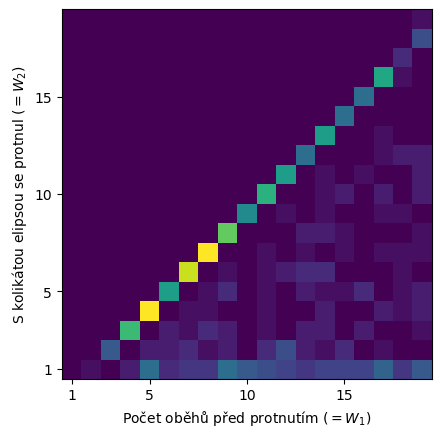
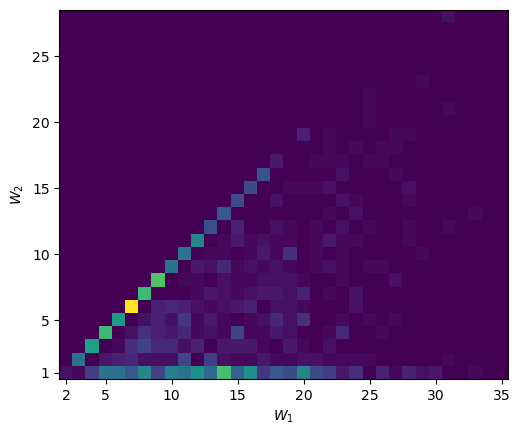
The change to this notebook cell's code, shown as a diff; its figure went from the first image to the second:
--- before
+++ after
@@ -1,4 +1,5 @@
-heatmap_matrix, x_edges, y_edges = np.histogram2d(windings[np.where(windings <= 20)]+1, incident[np.where(windings <= 20)]+1, bins = [np.arange(21), np.arange(21)])
-fig, ax = plt.subplots()
-ax.imshow(heatmap_matrix.T, cmap = "viridis", origin = "lower")
-ax.set(xlabel=r"Počet oběhů před protnutím ($=W_1$)", ylabel=r"S kolikátou elipsou se protnul ($=W_2$)", xlim=[0.5,19.5], ylim=[0.5,19.5], xticks=[1,5,10,15], yticks=[1,5,10,15])
+heatmap_matrix, x_edges, y_edges = np.histogram2d(windings +1, incident +1, bins = [np.arange(int(np.max(windings))+1), np.arange(int(np.max(incident))+1)])
+
+fig, ax = plt.subplots();
+ax.imshow(heatmap_matrix.T, cmap = "viridis", origin = "lower");
+ax.set(xlabel=r"$W_1$", ylabel=r"$W_2$", xlim=[1.5,max(windings)-0.5], ylim=[0.5,max(incident)-0.5], xticks=[2,5,10,15,20,25,30,35], yticks=[1,5,10,15,20,25]);

Commit: New version of 01_Monte-Carlo-Guillochon.ipynb